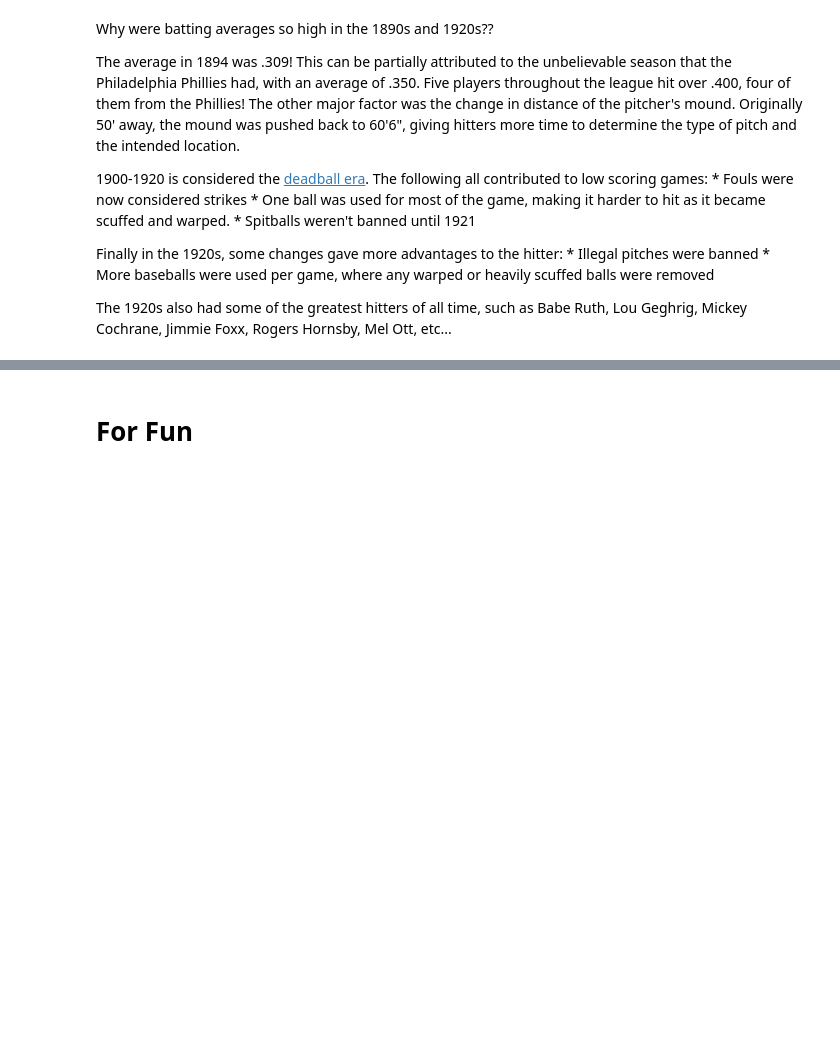
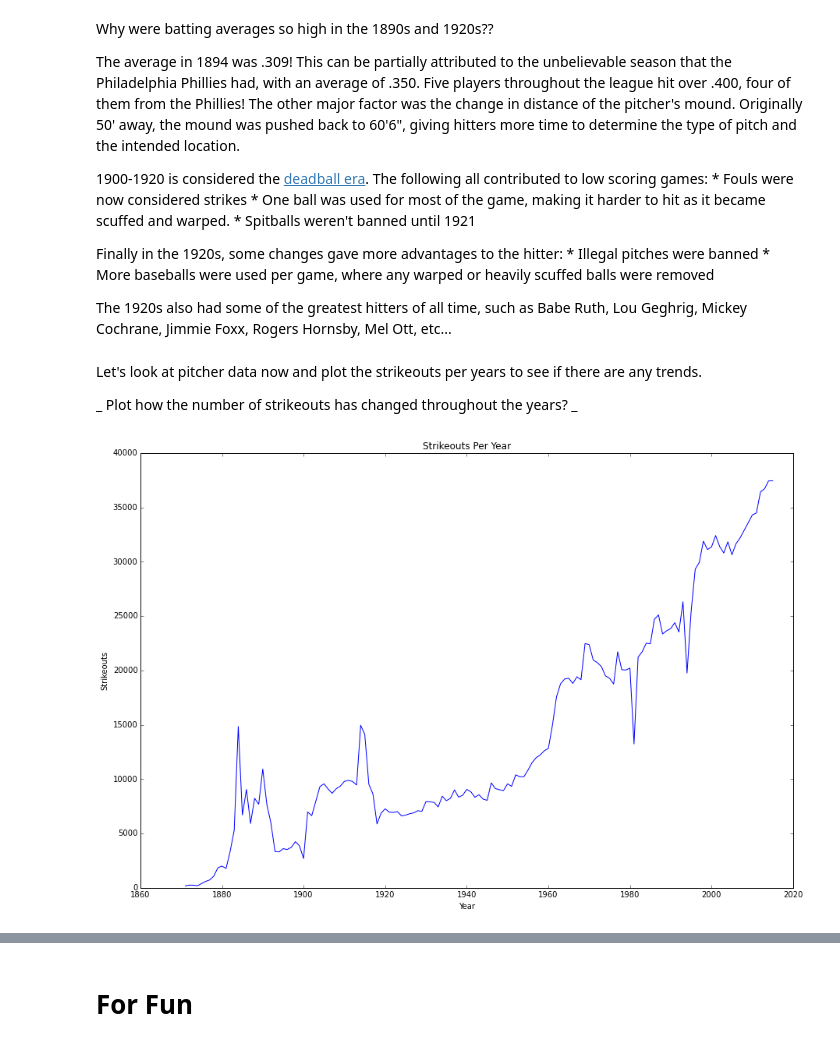
Before and after one commit to ohheydom/baseball_stats, a Jupyter notebook: baseball_stats.ipynb, the cells around one changed output, grey strips where cells are left out. Cells and saved outputs as stored; diff of their text form; code cells hidden in the pictures; blank space fills up the shorter version.

Commit message:
Add more graphs   Add a plot of strikeouts per year   Briefly explain upward trend

```diff
--- a/baseball_stats.ipynb
+++ b/baseball_stats.ipynb
@@ -207,3 +207,23 @@ Finally in the 1920s, some changes gave more advantages to the hitter:
     * More baseballs were used per game, where any warped or heavily scuffed balls were removed
 
 The 1920s also had some of the greatest hitters of all time, such as Babe Ruth, Lou Geghrig, Mickey Cochrane, Jimmie Foxx, Rogers Hornsby, Mel Ott, etc...
+# %% [markdown]
+Let's look at pitcher data now and plot the strikeouts per years to see if there are any trends.
+
+_ Plot how the number of strikeouts has changed throughout the years? _
+# %%
+pitching_data = pd.read_csv('baseball/pitching.csv')
+
+pitching_data_per_year = pitching_data.groupby('year')
+strikeouts_per_year = np.empty([len(pitching_data_per_year), 2])
+for i, (year, data) in enumerate(pitching_data_per_year):
+    strikeouts_per_year[i] = [year, sum(data['so'])]
+
+plt.figure(figsize=[15,10])
+plt.plot(strikeouts_per_year[:, 0], strikeouts_per_year[:, 1])
+plt.xlabel('Year')
+plt.ylabel('Strikeouts')
+plt.title('Strikeouts Per Year')
+plt.show()
+# %% [output]
+[figure, added]
```
Also changed, not shown: parts of 1 cell of this notebook.
